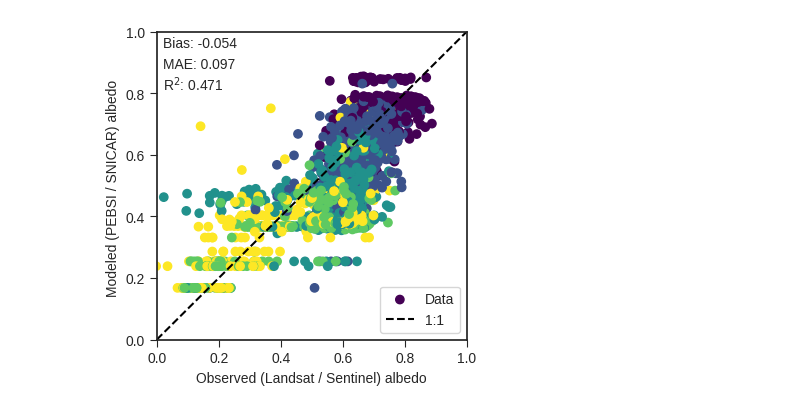
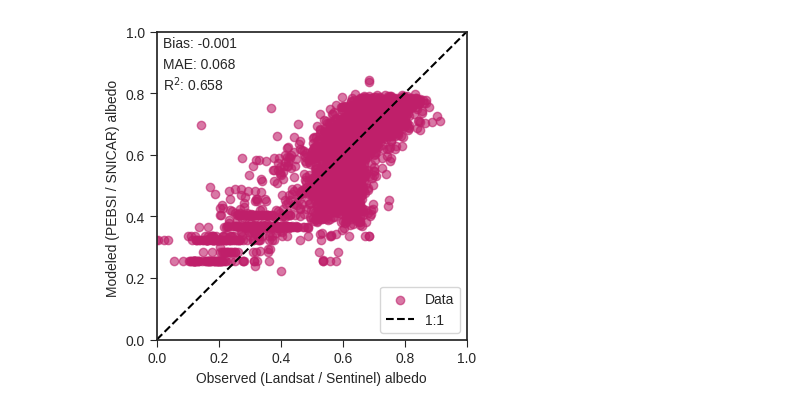
Before and after one commit to clairevwilson/PEBSI, a Jupyter notebook: project/calibrate.ipynb, the cells around one changed output. Saved outputs shown, nothing was run; the diff lists cells and outputs as text; code cells hidden in the pictures.

Commit message:
messing around with dust

```diff
--- a/project/calibrate.ipynb
+++ b/project/calibrate.ipynb
@@ -49,7 +46,7 @@ The autoreload extension is already loaded. To reload it, use:
 # dem_class.reproject_to(albedo.ds)
 # albedo.plot_map_snowline('2021-07-01', snowmelt_class, dem_class, snowline_var='snowline_elev_m', plot_sites=[site])
 # %%
-fn = 'ddf/{g}{s}_2026_04_27_dust50x_0.nc'
+fn = 'ddf/{g}{s}_2026_04_15_MO_0.nc'
 all_mod_albedo = []
 all_meas_albedo = []
 all_time_albedo = []
@@ -101,7 +98,7 @@ for glacier in site_dict:
                 print(glacier, site, 'is good')
 
         # plot
-        mb_data.plot_mb()
+        # mb_data.plot_mb()
         # albedo_data.plot_timeseries()
         # albedo_data.plot_map('2019-08-20',full=True, savefig=True)
 
@@ -142,28 +130,28 @@ gulkana D is good
 # %%
 fig, ax = plt.subplots(figsize=(4, 4))
 cmap = plt.get_cmap('viridis')
 norm = mpl.colors.Normalize(vmin=4, vmax=8)
 
-ax.scatter(all_meas_albedo, all_mod_albedo, label='Data', c=cmap(norm(pd.to_datetime(all_time_albedo).month)))
+ax.scatter(all_meas_albedo, all_mod_albedo, label='Data', c=colors[4], alpha=0.6) # cmap(norm(pd.to_datetime(all_time_albedo).month)))
 ax.plot([0,1],[0,1],'k--',label='1:1')
 
 meas = np.array(all_meas_albedo).ravel()
 mod = np.array(all_mod_albedo).ravel()
 bias = np.nanmean(mod - meas)
 mae = np.nanmean(np.abs(meas - mod))
 r2 = 1 - np.sum(np.square(meas - mod)) / np.sum(np.square(meas - np.mean(meas)))
 ax.text(0.02, 0.95, f'Bias: {bias:.3f}', transform=ax.transAxes)
 ax.text(0.02, 0.88, f'MAE: {mae:.3f}', transform=ax.transAxes)
 ax.text(0.02, 0.81, f'R$^2$: {r2:.3f}', transform=ax.transAxes)
 
 ax.legend(frameon=True)
 ax.set_xlim(0, 1)
 ax.set_ylim(0, 1)
 ax.tick_params(length=5)
 # ax.set_title('Albedo modeled at Gulkana Glacier')
 ax.set_ylabel('Modeled (PEBSI / SNICAR) albedo ')
 ax.set_xlabel('Observed (Landsat / Sentinel) albedo')
-# plt.savefig('/trace/group/rounce/cvwilson/figs/ddf/gulkana_rs_albedo.png', bbox_inches='tight', dpi=300)
+plt.savefig('/trace/group/rounce/cvwilson/figs/ddf/good_outdated_albedo.png', bbox_inches='tight', dpi=300)
 plt.show()
 # %% [output]
-[figure, old version]
+[figure, new version]
```
Also changed, not shown: parts of 3 cells of this notebook, 5 other files.
